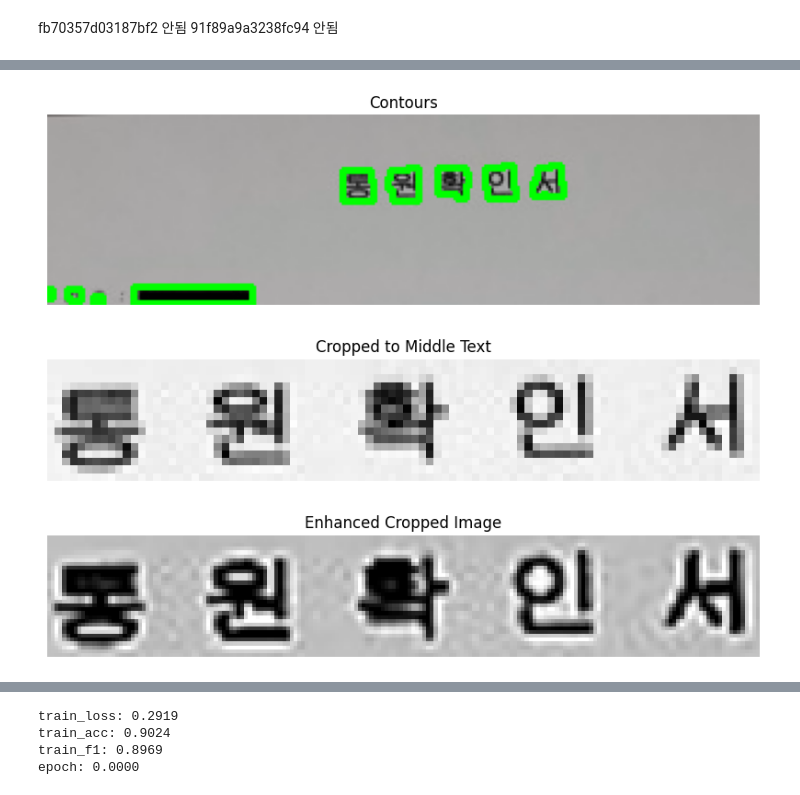
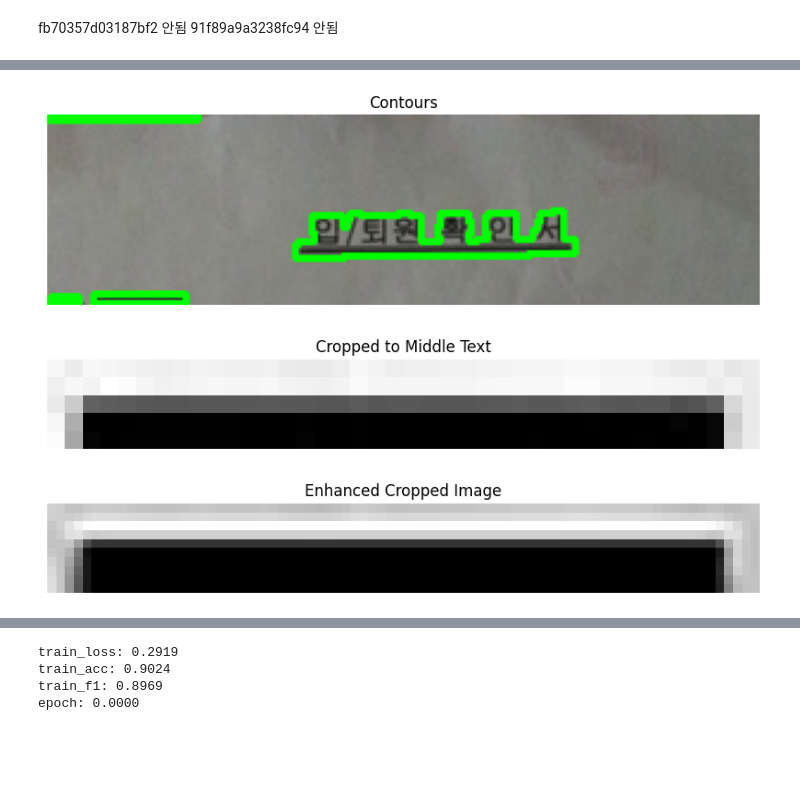
Before and after one commit to UpstageAILab3/upstage-cv-classification-cv11-pub, a Jupyter notebook: 07_OCR01.ipynb, the cells around one changed output, grey strips where cells are left out. Cells and saved outputs as stored; diff of their text form; code cells hidden in the pictures; blank space fills up the shorter version.

```diff
--- a/07_OCR01.ipynb
+++ b/07_OCR01.ipynb
@@ -728,6 +728,7 @@ from PIL import Image, ImageEnhance, ImageFilter
 import matplotlib.pyplot as plt
 import pytesseract
 import re
+import pandas as pd
 
 # Function to display image using matplotlib
 def show_image(img, title="Image"):
@@ -737,9 +738,9 @@ def show_image(img, title="Image"):
     plt.axis('off')
     plt.show()
 
-
 # Load the image
-img = Image.open('/data/ephemeral/home/datasets_fin/combined_train/train/1495a1e3d1599fe1.jpg')
+image_path = '/data/ephemeral/home/datasets_fin/ocr_test/1cc56bce8c1d4a39.jpg'
+img = Image.open(image_path)
 show_image(img, "Original Image")
 
 # Assuming you have determined these coordinates:
@@ -747,9 +748,8 @@ show_image(img, "Original Image")
 crop_area = (50, 0, 350, 80)  # Adjust this to your image
 
 # Crop the image to focus on the top large text area
-img_cropped  = img.crop(crop_area)
-show_image(img_cropped , "Cropped to Top Text")
-
+img_cropped = img.crop(crop_area)
+show_image(img_cropped, "Cropped to Top Text")
 
 # Convert the cropped image to a format suitable for OpenCV
 img_cropped_cv = np.array(img_cropped)
@@ -758,7 +758,6 @@ img_cropped_cv = cv2.cvtColor(img_cropped_cv, cv2.COLOR_RGB2BGR)
 # Convert the cropped image to grayscale
 gray = cv2.cvtColor(img_cropped_cv, cv2.COLOR_BGR2GRAY)
 show_image(gray, "Grayscale Image")
-
 
 # Apply binary thresholding
 _, binary = cv2.threshold(gray, 128, 255, cv2.THRESH_BINARY | cv2.THRESH_OTSU)
@@ -821,26 +820,55 @@ roi_pil = enhanced_img
 custom_config = r'--oem 3 --psm 6'
 text = pytesseract.image_to_string(roi_pil, lang='kor', config=custom_config)
 
-print("Recognized Text:")
+text = re.sub(r'\s+', ' ', text).strip()  # Collapse multiple spaces into one
+text = text.replace(" ", "")  # Remove all spaces in the line
 print(text)
 
-# Split the text into lines
-lines = text.split('\n')
-print("Lines:", lines)
+# crop 안될 경우 gray로 텍스트변환
+text2 = pytesseract.image_to_string(gray, lang='kor', config=custom_config)
 
-# Define the keywords to search for
-keywords = ["진료", "확인서", "통원", "입원", "퇴원", "입퇴원", "진단", "소견", "질병", "영수증", "처방", "타병원"]
+text2 = re.sub(r'\s+', ' ', text2).strip()  # Collapse multiple spaces into one
+text2 = text2.replace(" ", "")  # Remove all spaces in the line
 
-filtered_lines = []
-for line in lines:
-    line = re.sub(r'\s+', ' ', line).strip()  # Collapse multiple spaces into one
-    for keyword in keywords:
-        if keyword in line.replace(" ", ""):  # Check for keyword presence ignoring spaces
-            line = line.replace(" ", "")  # Remove all spaces in the line
-            filtered_lines.append(line)
-            break
+print(text2)
 
-# Output the filtered lines
-for line in filtered_lines:
-    print("final:", line)
+# Define the keyword lists
+keywords_4 = ['진단서']
+keywords_14 = ['소견서']
+keywords_3 = ['퇴원','원확인서']
+keywords_7 = ['통원']
+keywords_10 = ['납입']
+keywords_6 = ['외래', '계산서']
+keywords_15= ['자동차등록증']
+keywords_5= ['자동차운전면허증']
+
+# Combine all keywords into a dictionary with their corresponding numbers
+keywords_dict = {
+    4: keywords_4,
+    14: keywords_14,
+    3: keywords_3,
+    7: keywords_7,
+    10: keywords_10,
+    6: keywords_6,
+    15: keywords_15,
+    5: keywords_5
+}
+
+
+# Initialize an empty list to store the results
+results = []
+
+# Iterate over the keywords dictionary and check if any keyword is in the text
+
+for number, keywords in keywords_dict.items():
+    if any(keyword in text for keyword in keywords):
+        results.append((os.path.basename(image_path), text, number))
+    elif any(keyword in text2 for keyword in keywords):
+        results.append((os.path.basename(image_path), text2, number))
+
+# Create a DataFrame from the results
+df = pd.DataFrame(results, columns=['img', 'ID', 'target'])
+
+# Display the DataFrame
+print(df)
 # %% [output]
@@ -852,3 +880,3 @@ for line in filtered_lines:
-[figure, old version]
+[figure, new version]
-[figure, old version]
+[figure, new version]
-[figure, old version]
+[figure, new version]
```
Also changed, not shown: parts of 2 cells of this notebook.
